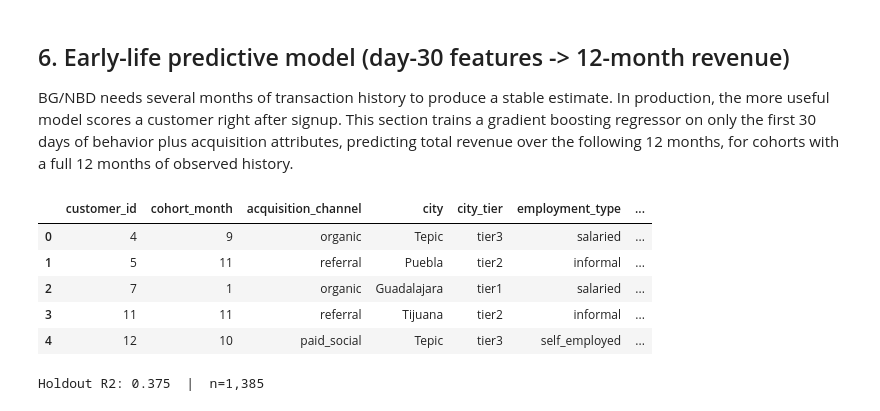
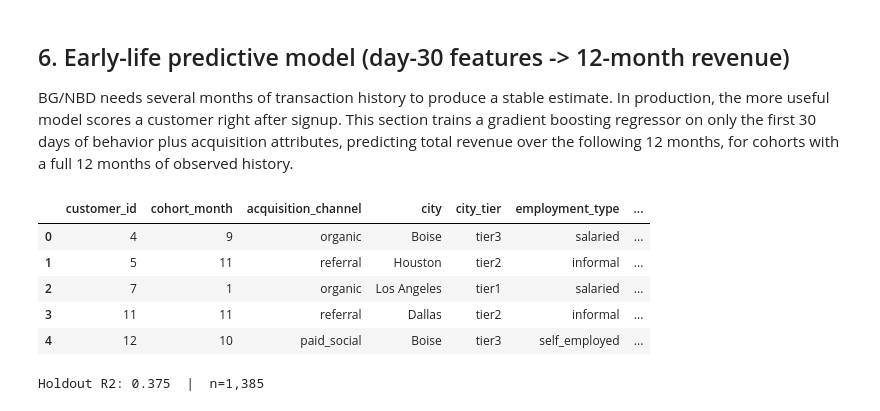
Before and after one commit to gus-morales/work-showcase, a Jupyter notebook: projects/02-ltv-contribution-analysis/notebooks/02_ltv_contribution_analysis.ipynb, the cells around one changed output. Cells and saved outputs as stored; diff of their text form; code cells hidden in the pictures.

```diff
--- a/projects/02-ltv-contribution-analysis/notebooks/02_ltv_contribution_analysis.ipynb
+++ b/projects/02-ltv-contribution-analysis/notebooks/02_ltv_contribution_analysis.ipynb
@@ -414,33 +414,33 @@ BG/NBD needs several months of transaction history to produce a stable estimate.
 # %%
 from sklearn.ensemble import GradientBoostingRegressor
 from sklearn.model_selection import train_test_split
 from sklearn.metrics import r2_score
 
 HORIZON_MONTHS = 12
 eligible = customers[customers["cohort_month"] <= 24 - HORIZON_MONTHS].copy()
 merged = orders.merge(customers[["customer_id", "cohort_month"]], on="customer_id")
 merged["days_since_acq"] = merged["months_since_acquisition"] * 28
 
 day30 = merged[merged["days_since_acq"] <= 30]
 feats = day30.groupby("customer_id").agg(orders_first_30d=("order_id", "count"),
-                                          revenue_first_30d=("order_value_mxn", "sum")).reindex(eligible["customer_id"]).fillna(0)
+                                          revenue_first_30d=("order_value_usd", "sum")).reindex(eligible["customer_id"]).fillna(0)
 second_order_day = (day30[day30["months_since_acquisition"] > 0].groupby("customer_id")["days_since_acq"].min()
                      .reindex(eligible["customer_id"]))
 feats["days_to_second_order"] = second_order_day.fillna(999)
 feats["reordered_in_30d"] = second_order_day.notna().astype(int)
 
 horizon = merged[merged["months_since_acquisition"] < HORIZON_MONTHS]
-target = horizon.groupby("customer_id")["order_value_mxn"].sum().reindex(eligible["customer_id"]).fillna(0)
+target = horizon.groupby("customer_id")["order_value_usd"].sum().reindex(eligible["customer_id"]).fillna(0)
 
 df_el = eligible.set_index("customer_id").join(feats).join(target.rename("revenue_12m")).reset_index()
 df_el.head()
 # %% [output]
 |  | customer_id | cohort_month | acquisition_channel | city | city_tier | employment_type | ... |
-| 0 | 4 | 9 | organic | Tepic | tier3 | salaried | ... |
-| 1 | 5 | 11 | referral | Puebla | tier2 | informal | ... |
-| 2 | 7 | 1 | organic | Guadalajara | tier1 | salaried | ... |
-| 3 | 11 | 11 | referral | Tijuana | tier2 | informal | ... |
-| 4 | 12 | 10 | paid_social | Tepic | tier3 | self_employed | ... |
+| 0 | 4 | 9 | organic | Boise | tier3 | salaried | ... |
+| 1 | 5 | 11 | referral | Houston | tier2 | informal | ... |
+| 2 | 7 | 1 | organic | Los Angeles | tier1 | salaried | ... |
+| 3 | 11 | 11 | referral | Dallas | tier2 | informal | ... |
+| 4 | 12 | 10 | paid_social | Boise | tier3 | self_employed | ... |
 # %%
 cat_cols = ["acquisition_channel", "city_tier", "employment_type"]
 num_cols = ["orders_first_30d", "revenue_first_30d", "days_to_second_order", "reordered_in_30d"]
```
Also changed, not shown: parts of 13 cells of this notebook, 39 other files.
